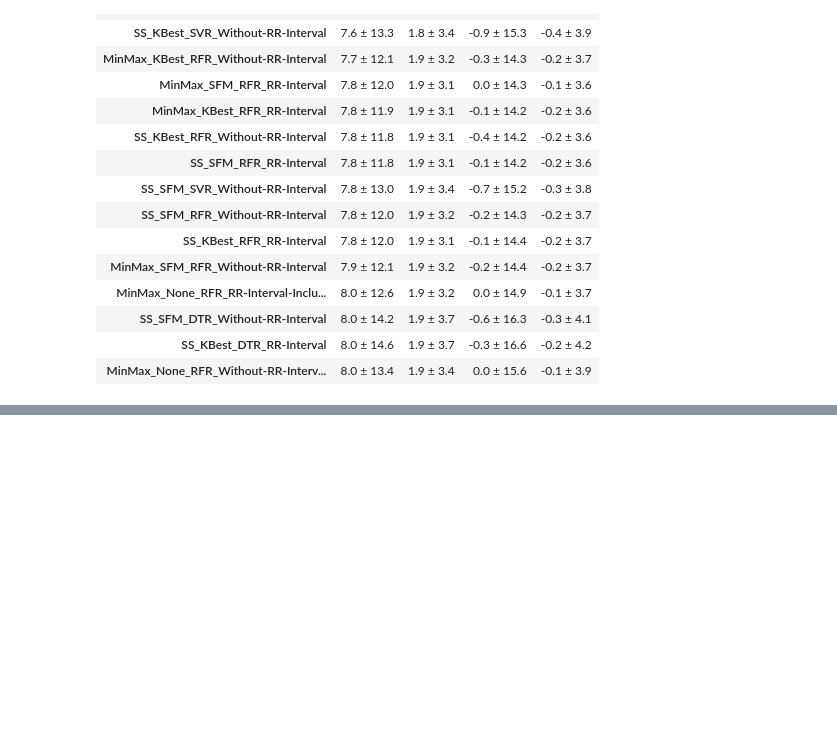
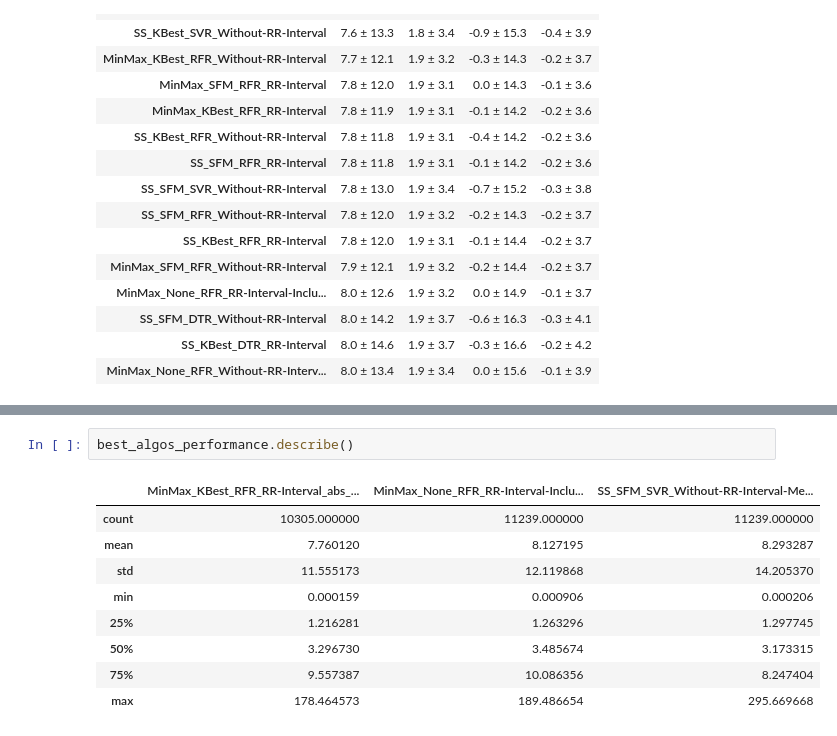
Before and after one commit to empkins/pepbench, a Jupyter notebook: experiments/pep_algorithm_benchmarking/notebooks/ML_analysis/Evaluation/ComputeMetrics.ipynb, the cells around one changed output, grey strips where cells are left out. Drawn from its saved outputs; the diff is of its cells as text; blank space fills up the shorter version.

```diff
--- a/experiments/pep_algorithm_benchmarking/notebooks/ML_analysis/Evaluation/ComputeMetrics.ipynb
+++ b/experiments/pep_algorithm_benchmarking/notebooks/ML_analysis/Evaluation/ComputeMetrics.ipynb
@@ -249,0 +257,12 @@ Case 1: Performance of MinMax_KBest_RFR_RR-Interval-Median-Imputed_abs_error in
+# %%
+best_algos_performance.describe()
+# %% [output]
+|  | MinMax_KBest_RFR_RR-Interval_abs_... | MinMax_None_RFR_RR-Interval-Inclu... | SS_SFM_SVR_Without-RR-Interval-Me... |
+| count | 10305.000000 | 11239.000000 | 11239.000000 |
+| mean | 7.760120 | 8.127195 | 8.293287 |
+| std | 11.555173 | 12.119868 | 14.205370 |
+| min | 0.000159 | 0.000906 | 0.000206 |
+| 25% | 1.216281 | 1.263296 | 1.297745 |
+| 50% | 3.296730 | 3.485674 | 3.173315 |
+| 75% | 9.557387 | 10.086356 | 8.247404 |
+| max | 178.464573 | 189.486654 | 295.669668 |
```
Also changed, not shown: parts of 15 cells of this notebook, 6 other files.
